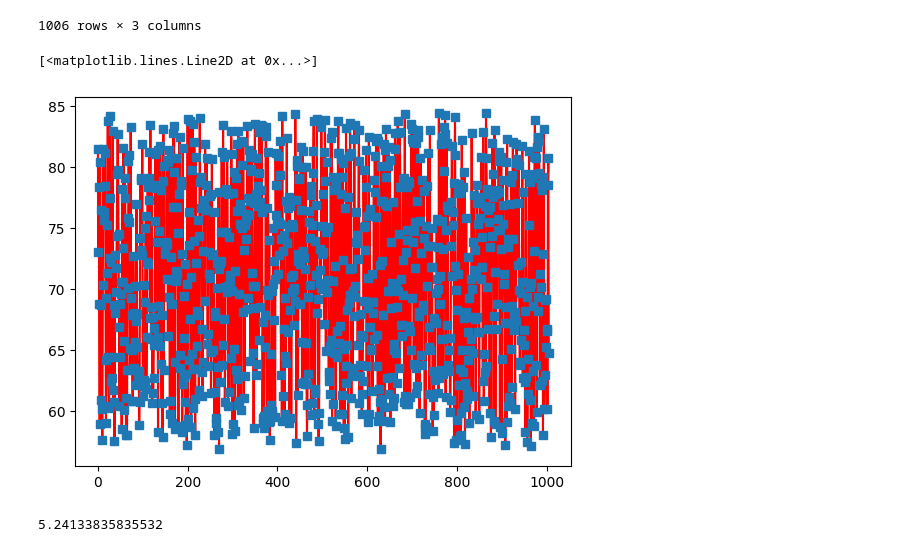
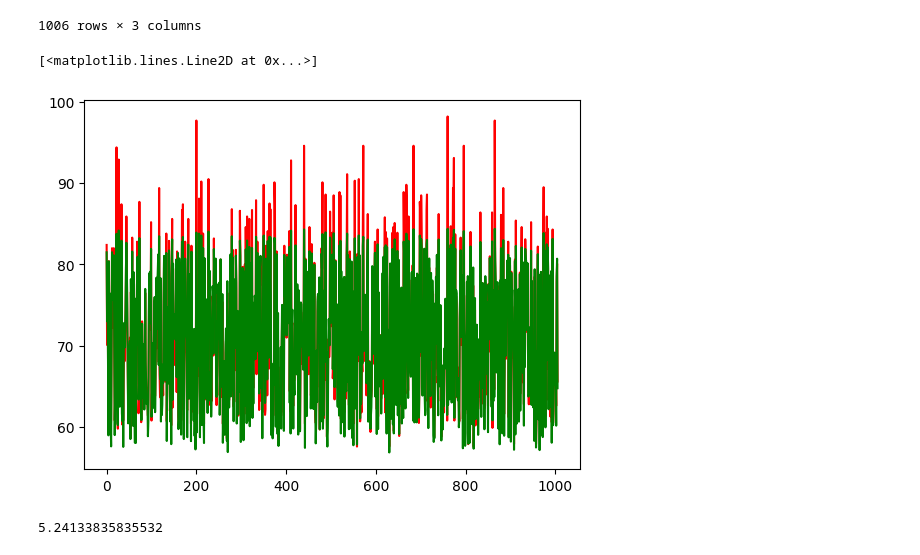
Before and after one commit to carrier1269/MachineLearning-UniversityScorePrediction, a Jupyter notebook: UniversityScoreDetector.ipynb, the cells around one changed output. Drawn from its saved outputs; the diff is of its cells as text; code cells hidden in the pictures.

```diff
--- a/UniversityScoreDetector.ipynb
+++ b/UniversityScoreDetector.ipynb
@@ -221,9 +223,9 @@ examdf
 | 1005 | 65.6 | 64.780960 | 1005 |
 1006 rows × 3 columns
 # %%
-plt.plot(examdf['x_origin'], examdf['y_pred'], 'r')
-plt.plot(examdf['x_origin'], examdf['y_pred'], 's')
+plt.plot(examdf['x_origin'], examdf['y_test'], 'r') # 빨간 선은 실제 데이터, 파란 점은 컴퓨터 예측값.
+plt.plot(examdf['x_origin'], examdf['y_pred'], 'g')
 # %% [output]
 [<matplotlib.lines.Line2D at 0x...>]
-[figure, old version]
+[figure, new version]
 # %%
```
Also changed, not shown: parts of 28 cells of this notebook.
